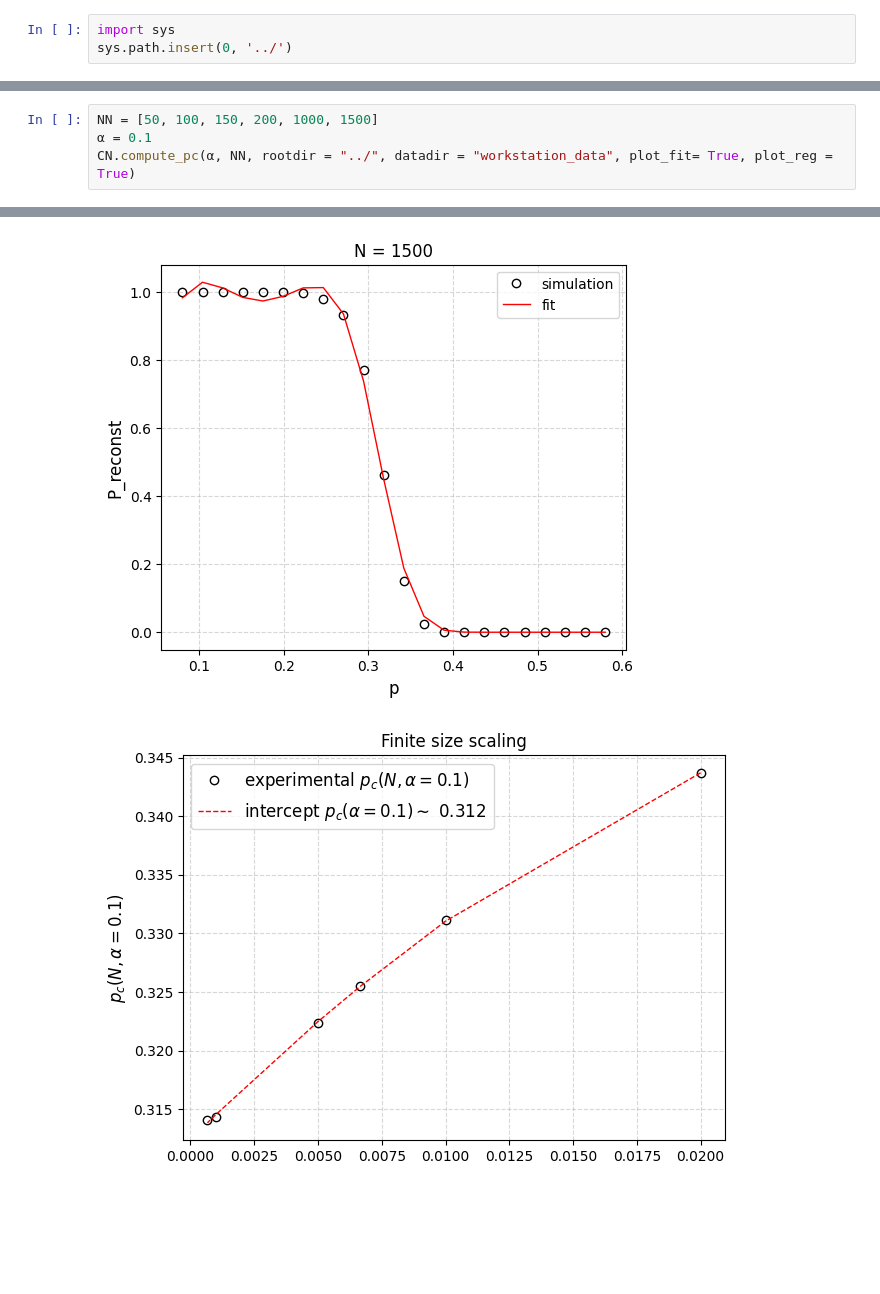
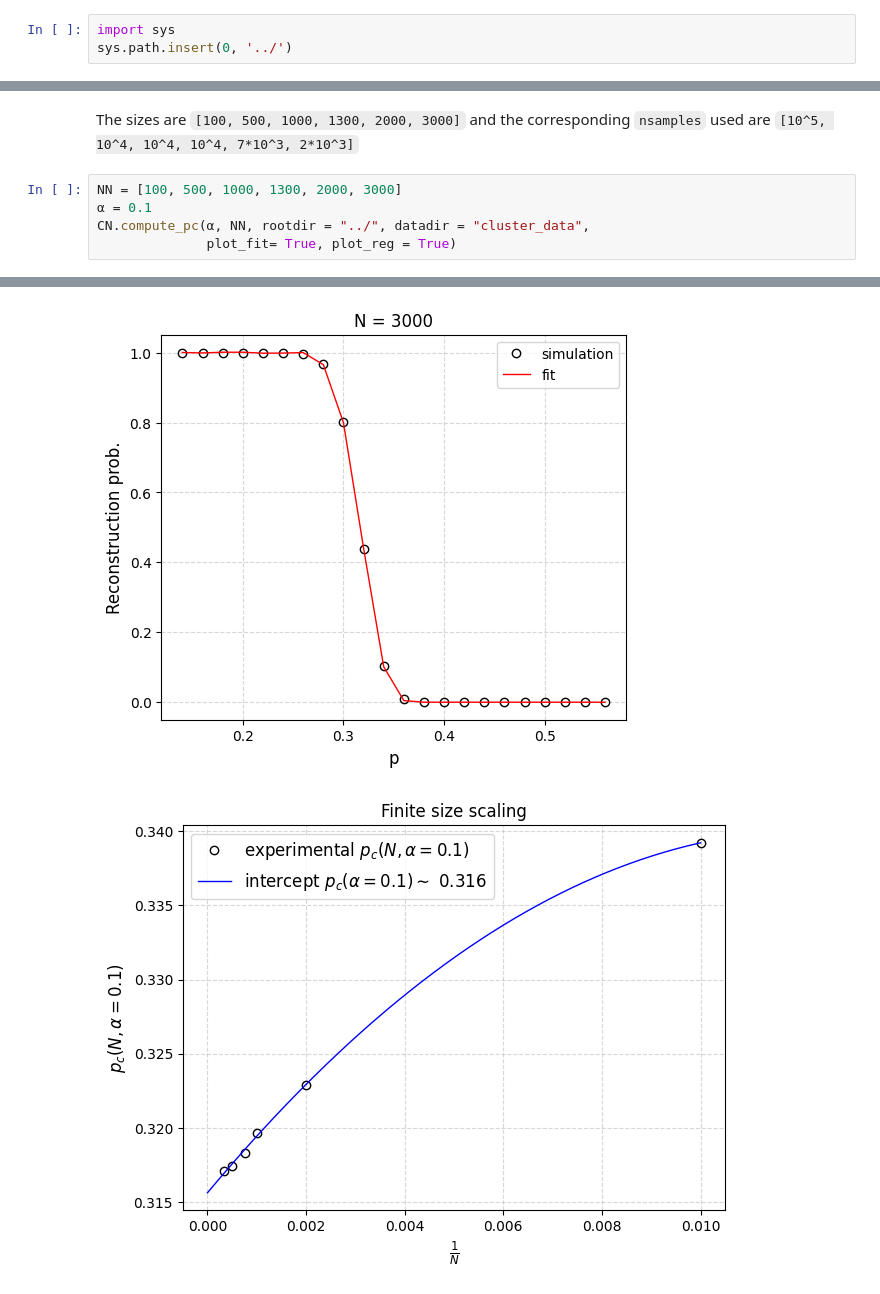
Before and after one commit to lorenzomancini1/Hopfield_Model, a Jupyter notebook: Standard Hopfield/Critical Noise/notebooks/analysis_of_critical_noise.ipynb, the cells around one changed output, grey strips where cells are left out. Saved outputs shown, nothing was run; the diff lists cells and outputs as text; blank space fills up the shorter version.

```diff
--- a/Standard Hopfield/Critical Noise/notebooks/analysis_of_critical_noise.ipynb
+++ b/Standard Hopfield/Critical Noise/notebooks/analysis_of_critical_noise.ipynb
@@ -27,5 +30,8 @@ import critical_noise as CN
+# %% [markdown]
+The sizes are `[100, 500, 1000, 1300, 2000, 3000]` and the corresponding `nsamples` used are `[10^5, 10^4, 10^4, 10^4, 7*10^3, 2*10^3]`
 # %%
-NN = [50, 100, 150, 200, 1000, 1500]
+NN = [100, 500, 1000, 1300, 2000, 3000]
 α = 0.1
-CN.compute_pc(α, NN, rootdir = "../", datadir = "workstation_data", plot_fit= True, plot_reg = True)
+CN.compute_pc(α, NN, rootdir = "../", datadir = "cluster_data",
+              plot_fit= True, plot_reg = True)
 # %% [output]
@@ -37,2 +43,2 @@ CN.compute_pc(α, NN, rootdir = "../", datadir = "workstation_data", plot_fit= T
-[figure, old version]
+[figure, new version]
-[figure, old version]
+[figure, new version]
```
Also changed, not shown: parts of 12 cells of this notebook, 1 other file.
